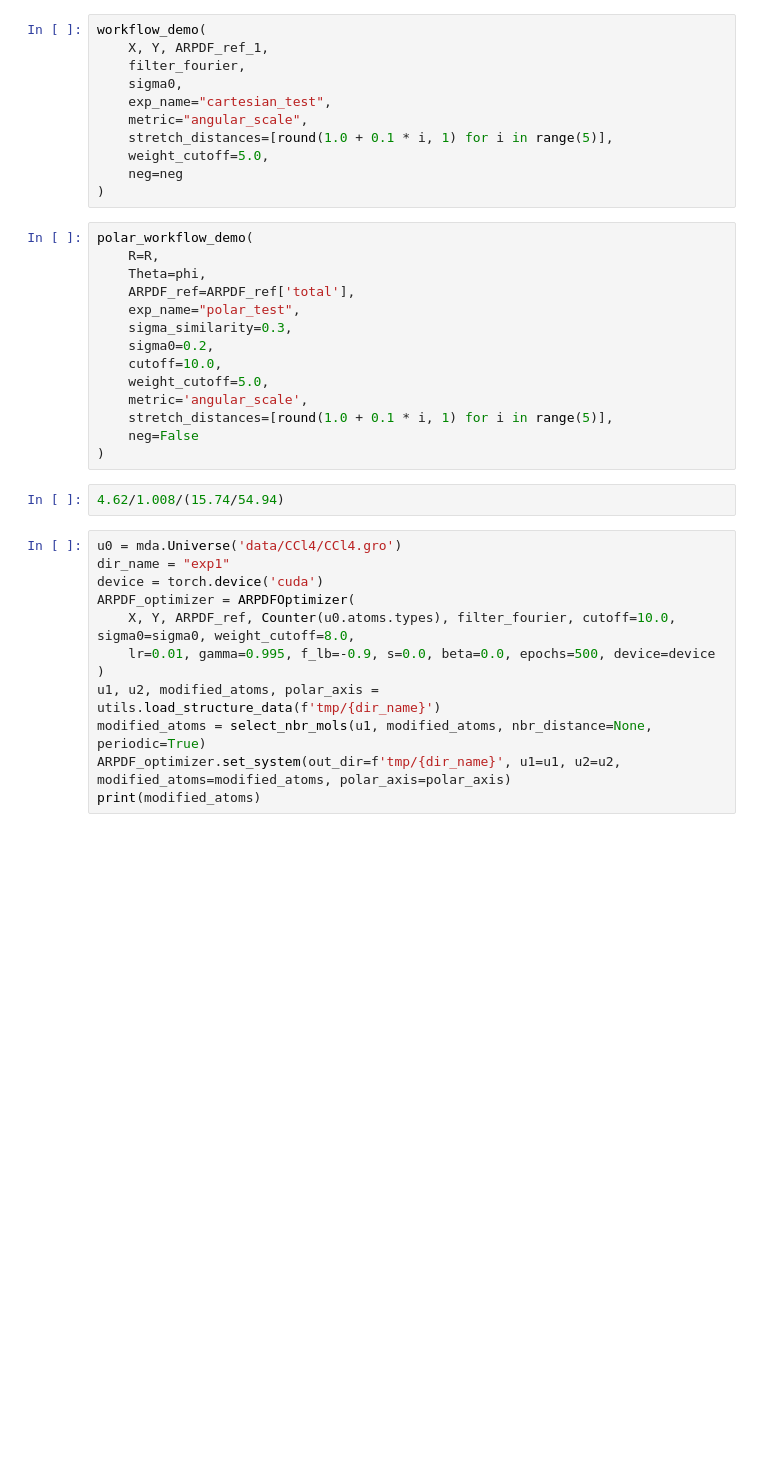
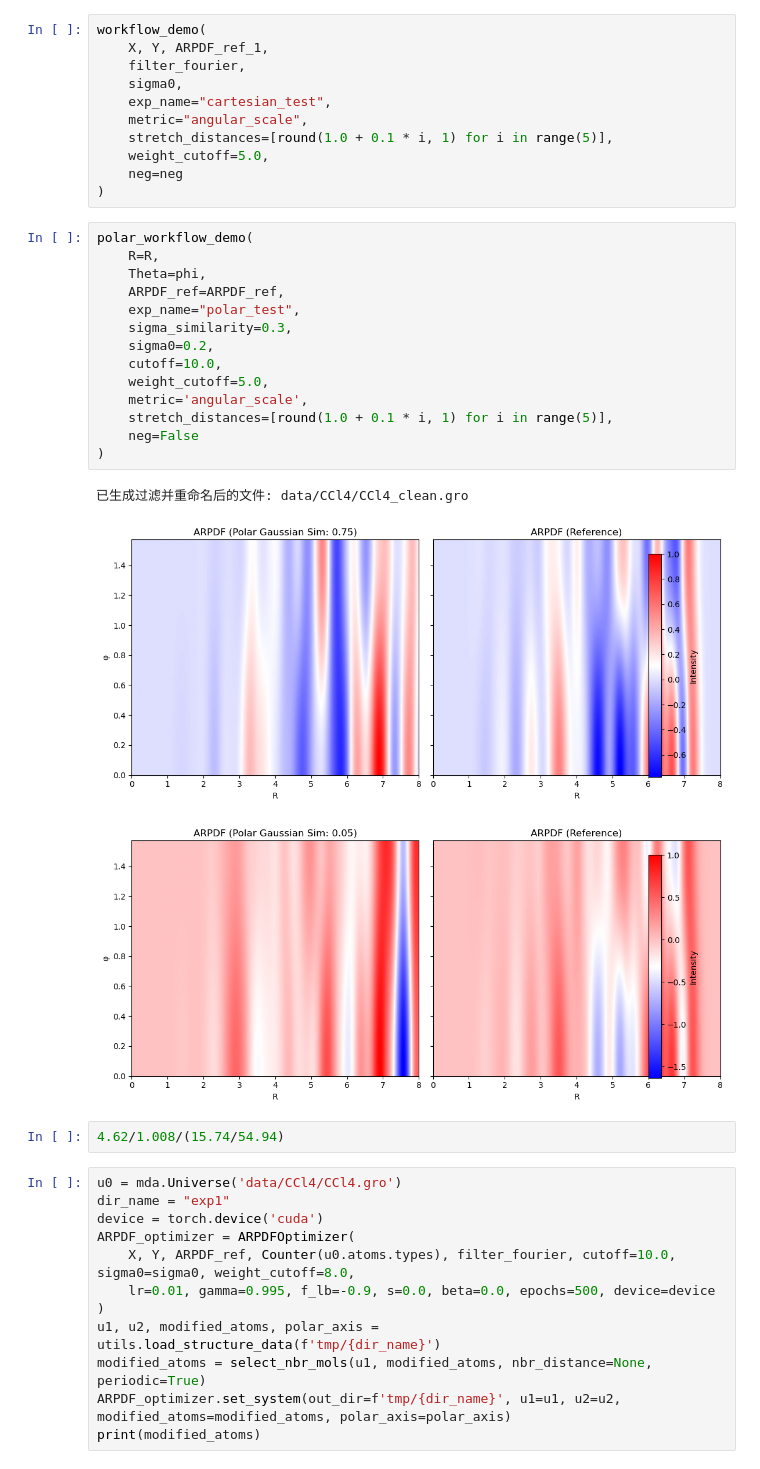
Before and after one commit to tfzx/ARPDF, a Jupyter notebook: experiment.ipynb, the cells around one changed output. Cells and saved outputs as stored; diff of their text form; blank space fills up the shorter version.

```diff
--- a/experiment.ipynb
+++ b/experiment.ipynb
@@ -318,22 +356,26 @@ workflow_demo(
     weight_cutoff=5.0,
     neg=neg
 )
-# %%
-polar_workflow_demo(
-    R=R,
-    Theta=phi,
-    ARPDF_ref=ARPDF_ref['total'],
-    exp_name="polar_test",
-    sigma_similarity=0.3,
-    sigma0=0.2,
-    cutoff=10.0,
-    weight_cutoff=5.0,
-    metric='angular_scale',
-    stretch_distances=[round(1.0 + 0.1 * i, 1) for i in range(5)],
-    neg=False
-)
-# %%
-4.62/1.008/(15.74/54.94)
+# %%
+polar_workflow_demo(
+    R=R,
+    Theta=phi,
+    ARPDF_ref=ARPDF_ref,
+    exp_name="polar_test",
+    sigma_similarity=0.3,
+    sigma0=0.2,
+    cutoff=10.0,
+    weight_cutoff=5.0,
+    metric='angular_scale',
+    stretch_distances=[round(1.0 + 0.1 * i, 1) for i in range(5)],
+    neg=False
+)
+# %% [output]
+已生成过滤并重命名后的文件: data/CCl4/CCl4_clean.gro
+[figure, added]
+[figure, added]
+# %%
+4.62/1.008/(15.74/54.94)
 # %%
 u0 = mda.Universe('data/CCl4/CCl4.gro')
 dir_name = "exp1"
```
Also changed, not shown: parts of 28 cells of this notebook, 2 other files.
